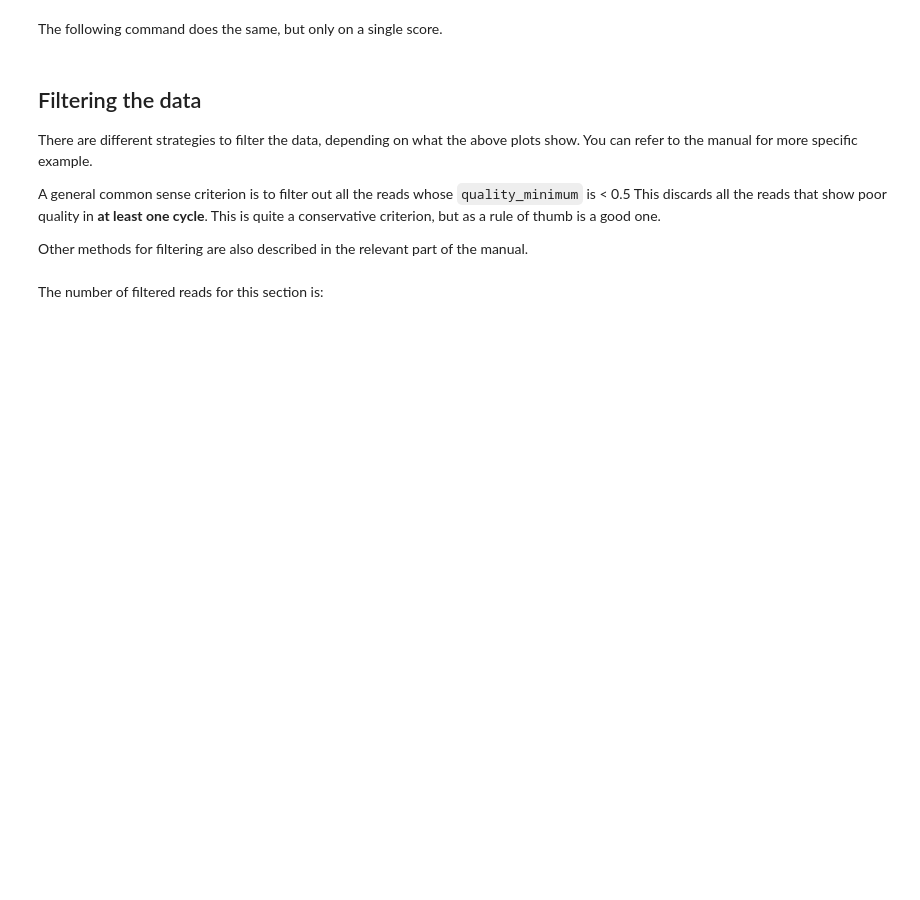
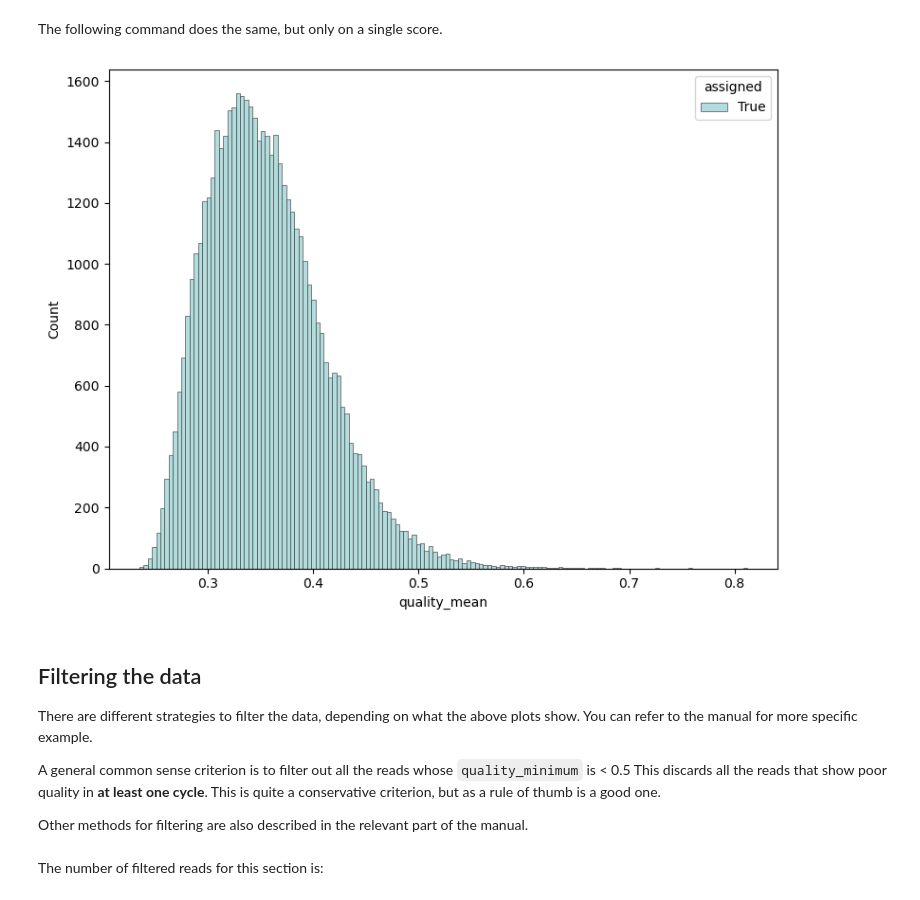
Before and after one commit to Moldia/ISS2025, a Jupyter notebook: ISS_decoding/Notebooks/ISS_decoding.ipynb, the cells around one changed output. Saved outputs shown, nothing was run; the diff lists cells and outputs as text; code cells hidden in the pictures; blank space fills up the shorter version.

```diff
--- a/ISS_decoding/Notebooks/ISS_decoding.ipynb
+++ b/ISS_decoding/Notebooks/ISS_decoding.ipynb
@@ -190,7 +203,9 @@ QC.compare_scores(reads,score1='quality_mean',score2='quality_minimum',hue='assi
 # %% [markdown]
 The following command does the same, but only on a single score.
 # %%
-QC.plot_scores(reads,on='quality_mean',hue='assigned',log_scale=False)
+QC.plot_scores(reads, score='quality_mean', hue='assigned', log_scale=False)
+# %% [output]
+[figure, added]
 # %% [markdown]
 ## Filtering the data
 
```
Also changed, not shown: parts of 9 cells of this notebook, 6 other files.
